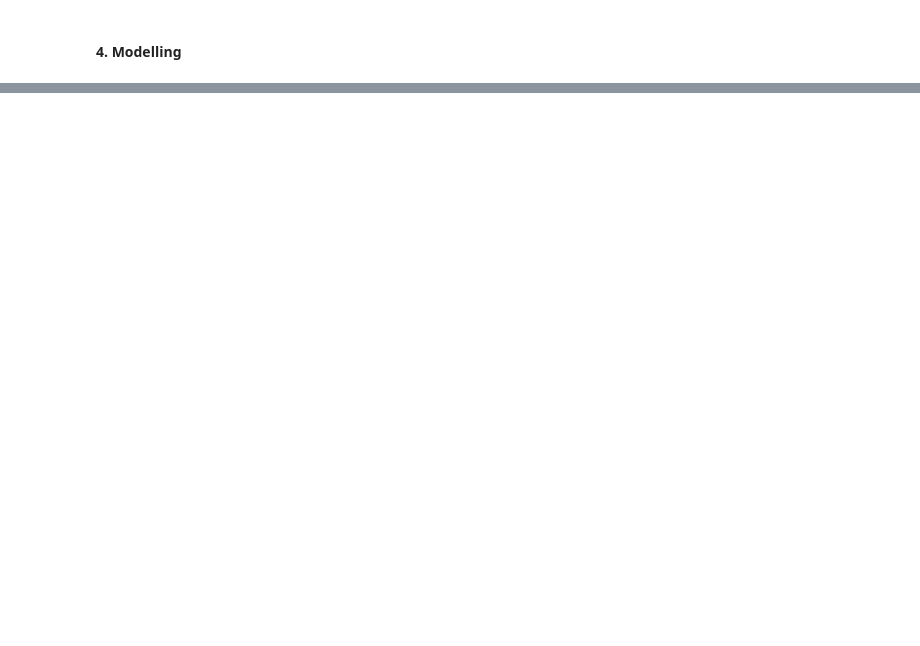
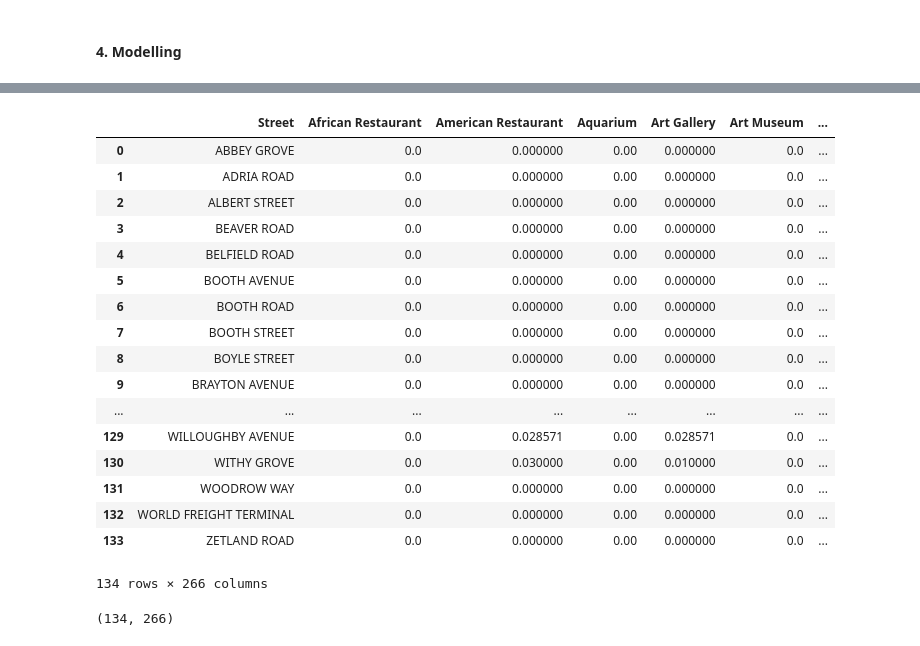
Before and after one commit to ivanboklach/Data_Science, a Jupyter notebook: Capstone Project - The Battle of Neighborhoods.ipynb, the cells around one changed output, grey strips where cells are left out. Cells and saved outputs as stored; diff of their text form; code cells hidden in the pictures; blank space fills up the shorter version.

```diff
--- a/Capstone Project - The Battle of Neighborhoods.ipynb
+++ b/Capstone Project - The Battle of Neighborhoods.ipynb
@@ -38,0 +410,10 @@ The Methodology will describe the main components of our analysis and predicatio
+# %%
+venues_onehot = pd.get_dummies(location_venues[['Venue Category']], prefix="", prefix_sep="")
+
+venues_onehot['Street'] = location_venues['Street']
+
+fixed_columns = [venues_onehot.columns[-1]] + list(venues_onehot.columns[:-1])
+
+venues_onehot = venues_onehot[fixed_columns]
+
+venues_onehot.head()
@@ -38,0 +428,26 @@ The Methodology will describe the main components of our analysis and predicatio
+# %%
+manchester_grouped = venues_onehot.groupby('Street').mean().reset_index()
+manchester_grouped
+# %% [output]
+|  | Street | African Restaurant | American Restaurant | Aquarium | Art Gallery | Art Museum | ... |
+| 0 | ABBEY GROVE | 0.0 | 0.000000 | 0.00 | 0.000000 | 0.0 | ... |
+| 1 | ADRIA ROAD | 0.0 | 0.000000 | 0.00 | 0.000000 | 0.0 | ... |
+| 2 | ALBERT STREET | 0.0 | 0.000000 | 0.00 | 0.000000 | 0.0 | ... |
+| 3 | BEAVER ROAD | 0.0 | 0.000000 | 0.00 | 0.000000 | 0.0 | ... |
+| 4 | BELFIELD ROAD | 0.0 | 0.000000 | 0.00 | 0.000000 | 0.0 | ... |
+| 5 | BOOTH AVENUE | 0.0 | 0.000000 | 0.00 | 0.000000 | 0.0 | ... |
+| 6 | BOOTH ROAD | 0.0 | 0.000000 | 0.00 | 0.000000 | 0.0 | ... |
+| 7 | BOOTH STREET | 0.0 | 0.000000 | 0.00 | 0.000000 | 0.0 | ... |
+| 8 | BOYLE STREET | 0.0 | 0.000000 | 0.00 | 0.000000 | 0.0 | ... |
+| 9 | BRAYTON AVENUE | 0.0 | 0.000000 | 0.00 | 0.000000 | 0.0 | ... |
+| ... | ... | ... | ... | ... | ... | ... | ... |
+| 129 | WILLOUGHBY AVENUE | 0.0 | 0.028571 | 0.00 | 0.028571 | 0.0 | ... |
+| 130 | WITHY GROVE | 0.0 | 0.030000 | 0.00 | 0.010000 | 0.0 | ... |
+| 131 | WOODROW WAY | 0.0 | 0.000000 | 0.00 | 0.000000 | 0.0 | ... |
+| 132 | WORLD FREIGHT TERMINAL | 0.0 | 0.000000 | 0.00 | 0.000000 | 0.0 | ... |
+| 133 | ZETLAND ROAD | 0.0 | 0.000000 | 0.00 | 0.000000 | 0.0 | ... |
+134 rows × 266 columns
+# %%
+manchester_grouped.shape
+# %% [output]
+(134, 266)
```
Also changed, not shown: parts of 54 cells of this notebook.
